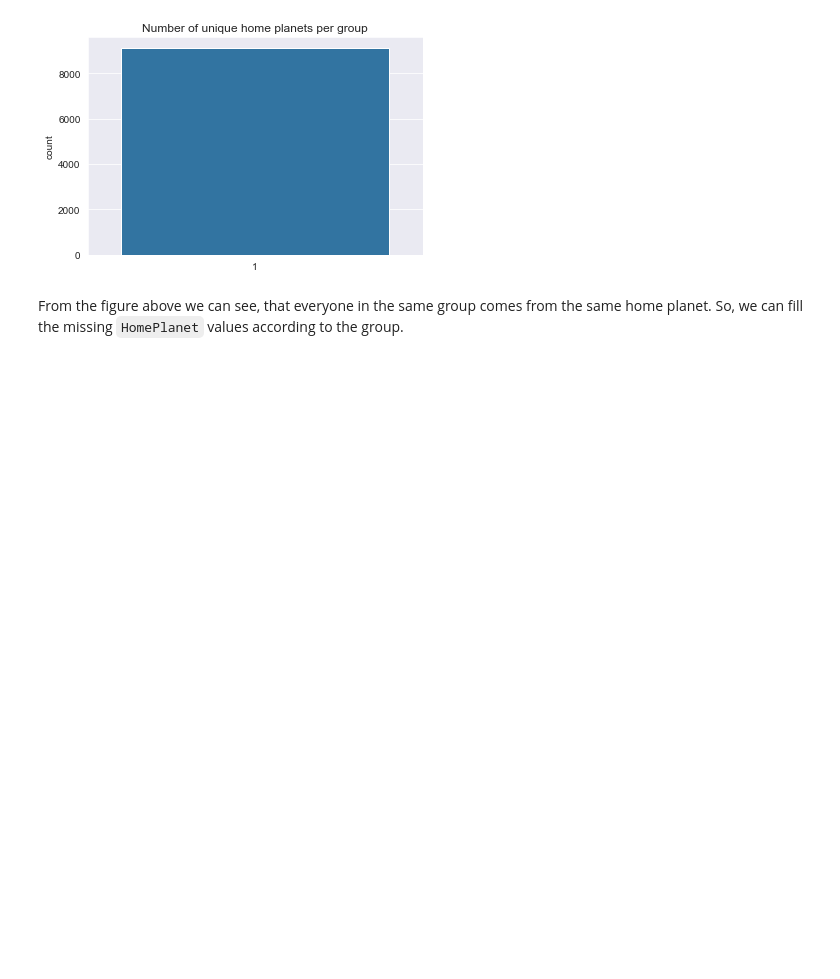
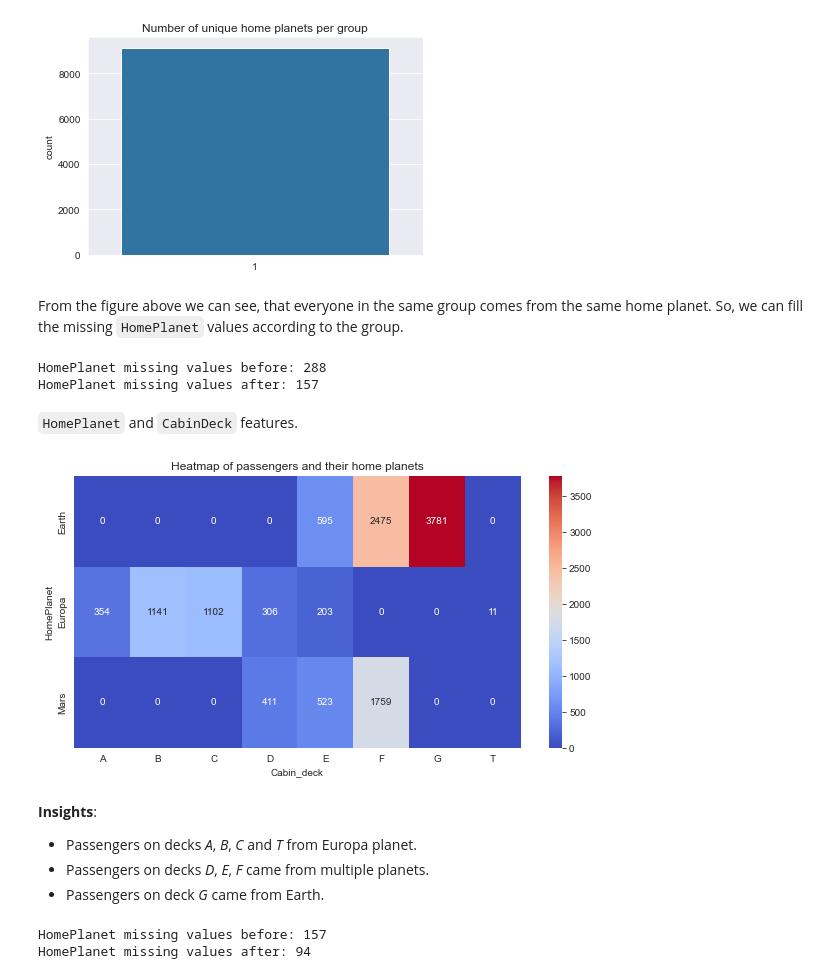
Before and after one commit to Ark3M/Kaggle-competitions, a Jupyter notebook: Spaceship Titanic/Spaceship_Titanic.ipynb, the cells around one changed output. Cells and saved outputs as stored; diff of their text form; code cells hidden in the pictures; blank space fills up the shorter version.

```diff
--- a/Spaceship Titanic/Spaceship_Titanic.ipynb
+++ b/Spaceship Titanic/Spaceship_Titanic.ipynb
@@ -484,3 +484,49 @@ plt.title("Number of unique home planets per group");
 [figure]
 # %% [markdown]
 From the figure above we can see, that everyone in the same group comes from the same home planet. So, we can fill the missing `HomePlanet` values according to the group.
+# %%
+# Missing values in HomePlanet feature before.
+hp_before = data["HomePlanet"].isna().sum()
+
+# Passengers with missing home planet and in a group with known home planet.
+ghp_index = data[data["HomePlanet"].isna()][(data[data["HomePlanet"].isna()]["Group"]).isin(ghp.index)].index
+
+# Filling corresponding missing values.
+data.loc[ghp_index, "HomePlanet"] = data.iloc[ghp_index, :]["Group"].map(lambda x: ghp.idxmax(axis=1)[x])
+
+print("HomePlanet missing values before:", hp_before)
+print("HomePlanet missing values after:", data["HomePlanet"].isna().sum())
+# %% [output]
+HomePlanet missing values before: 288
+HomePlanet missing values after: 157
+# %% [markdown]
+`HomePlanet` and `CabinDeck` features.
+# %%
+# Joint distribution of Cabin_deck and HomePlanet.
+cdhp = data.groupby(["Cabin_deck", "HomePlanet"])["HomePlanet"].size().unstack().fillna(0)
+
+plt.figure(figsize=(10, 5))
+sns.heatmap(cdhp.T, annot=True, fmt="g", cmap="coolwarm")
+plt.title("Heatmap of passengers and their home planets");
+# %% [output]
+[figure, added]
+# %% [markdown]
+**Insights**:
++ Passengers on decks *A*, *B*, *C* and *T* from Europa planet.
++ Passengers on decks *D*, *E*, *F* came from multiple planets.
++ Passengers on deck *G* came from Earth.
+# %%
+# Missing values before.
+hp_before = data["HomePlanet"].isna().sum()
+
+# Passengers on decks A, B, C and T came from Europa.
+data.loc[(data["HomePlanet"].isna()) & (data["Cabin_deck"].isin(["A", "B", "C", "T"])), "HomePlanet"] = "Europa"
+
+# Passengers on deck G came from Earth planets.
+data.loc[(data["HomePlanet"].isna()) & (data["Cabin_deck"] == "G"), "HomePlanet"] = "Earth"
+
+print("HomePlanet missing values before:", hp_before)
+print("HomePlanet missing values after:", data["HomePlanet"].isna().sum())
+# %% [output]
+HomePlanet missing values before: 157
+HomePlanet missing values after: 94
```
Also changed, not shown: parts of 9 cells of this notebook.
